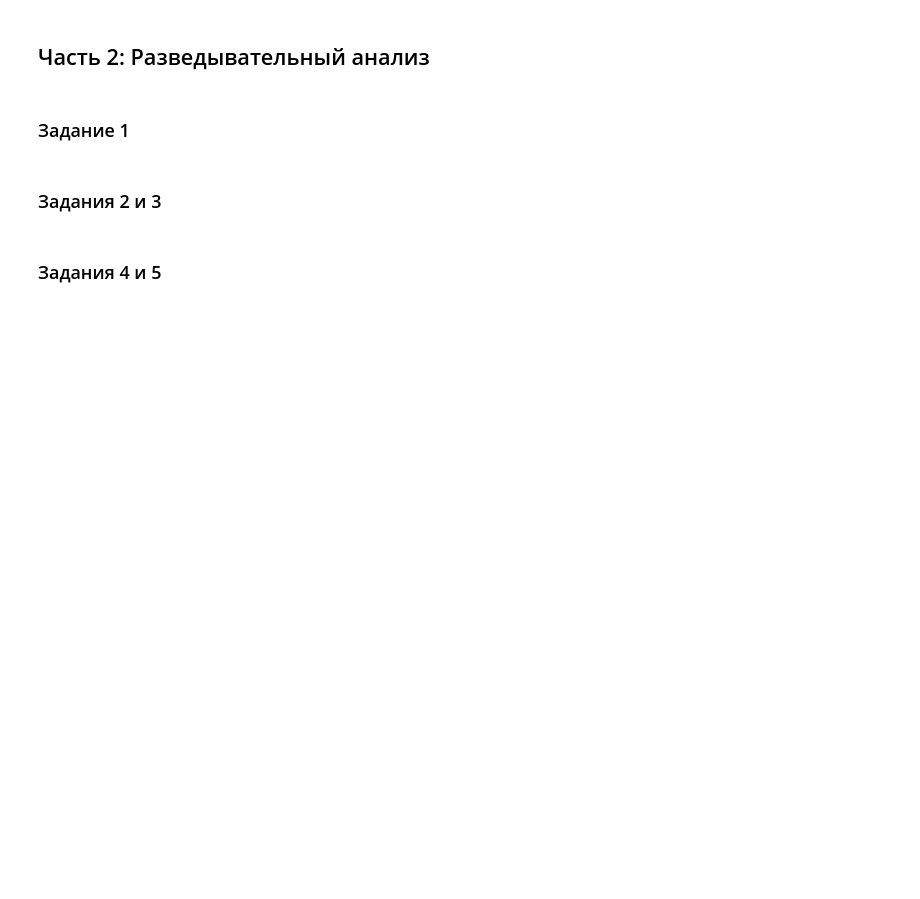
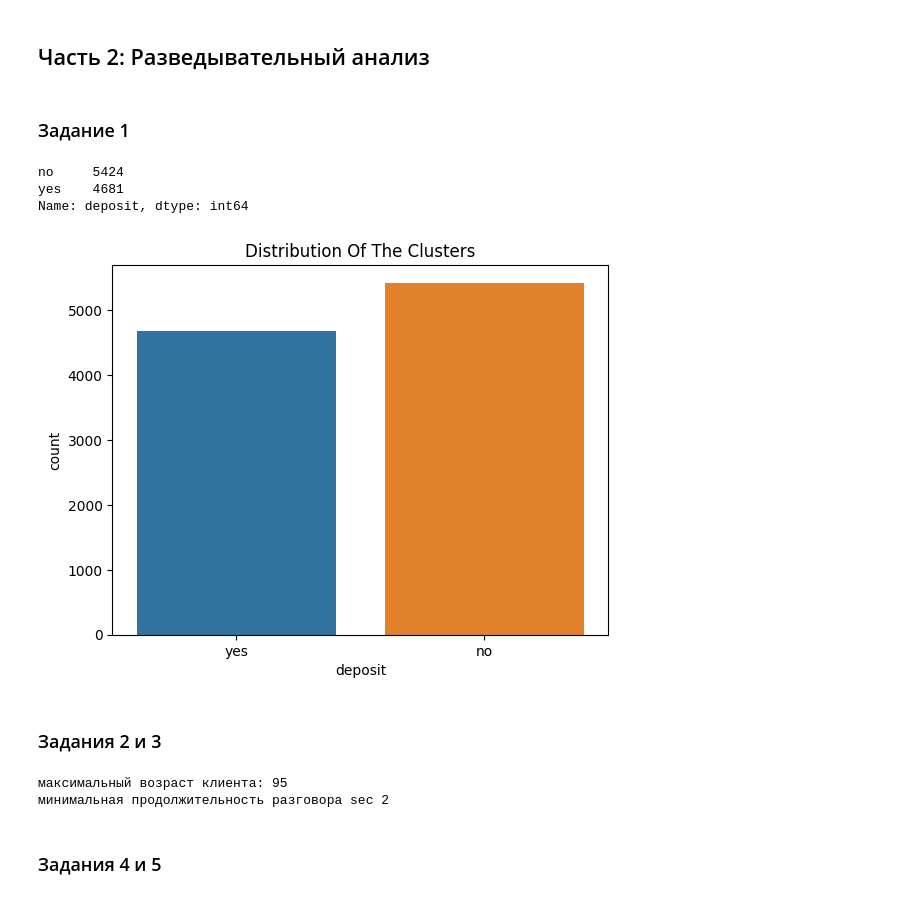
Before and after one commit to kdunaev-a10/SkillFactory-DTS, a Jupyter notebook: project_4/Project_4_ML.ipynb, the cells around one changed output. Cells and saved outputs as stored; diff of their text form; code cells hidden in the pictures; blank space fills up the shorter version.

```diff
--- a/project_4/Project_4_ML.ipynb
+++ b/project_4/Project_4_ML.ipynb
@@ -230,11 +273,25 @@ lower_bound:-2241.0,  upper_bound:4063.0
 # %%
 # изучите соотношение классов в ваших данных на предмет несбалансированности, проиллюстрируйте результат
 # ваш код
+display(cleaned['deposit'].value_counts())
+pl = sns.countplot(x=cleaned['deposit'])
+pl.set_title("Distribution Of The Clusters")
+plt.show()
+# %% [output]
+no     5424
+yes    4681
+Name: deposit, dtype: int64
+[figure, added]
 # %% [markdown]
 ### Задания 2 и 3
 # %%
 #рассчитайте описательные статистики для количественных переменных, проинтерпретируйте результат
 #ваш код
+print("максимальный возраст клиента:", cleaned['age'].max())
+print("минимальная продолжительность разговора sec", cleaned['duration'].min())
+# %% [output]
+максимальный возраст клиента: 95
+минимальная продолжительность разговора sec 2
 # %% [markdown]
 ### Задания 4 и 5
 # %%
```
Also changed, not shown: parts of 21 cells of this notebook, 1 other file.
